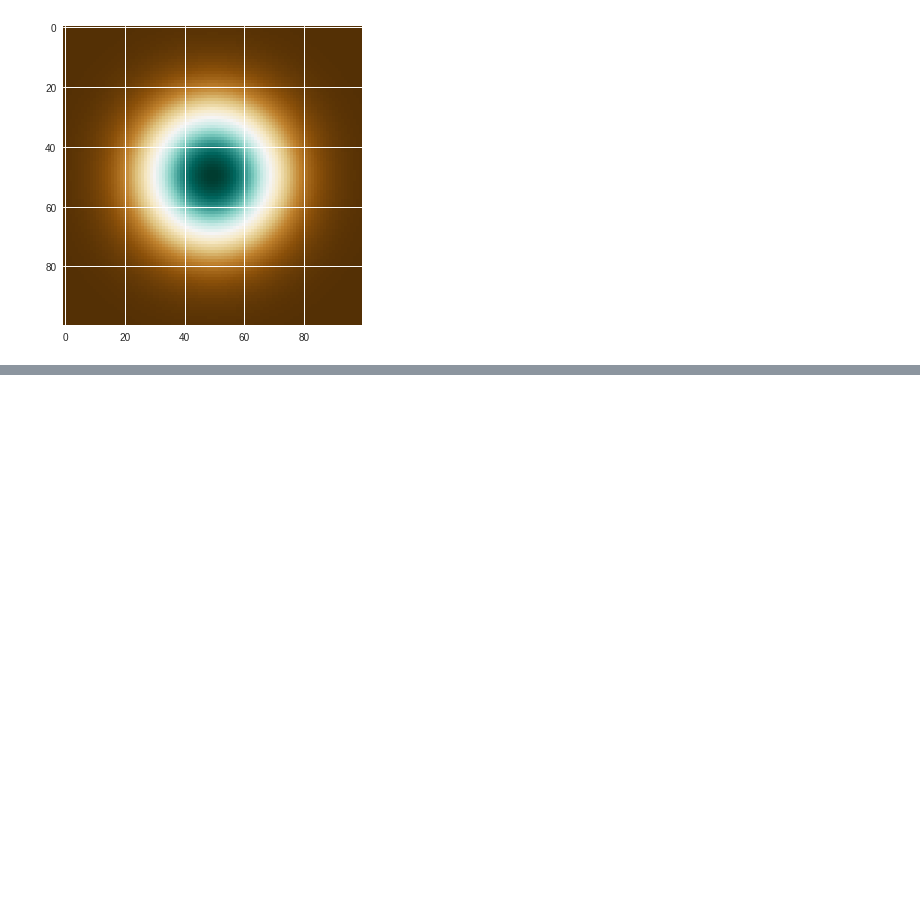
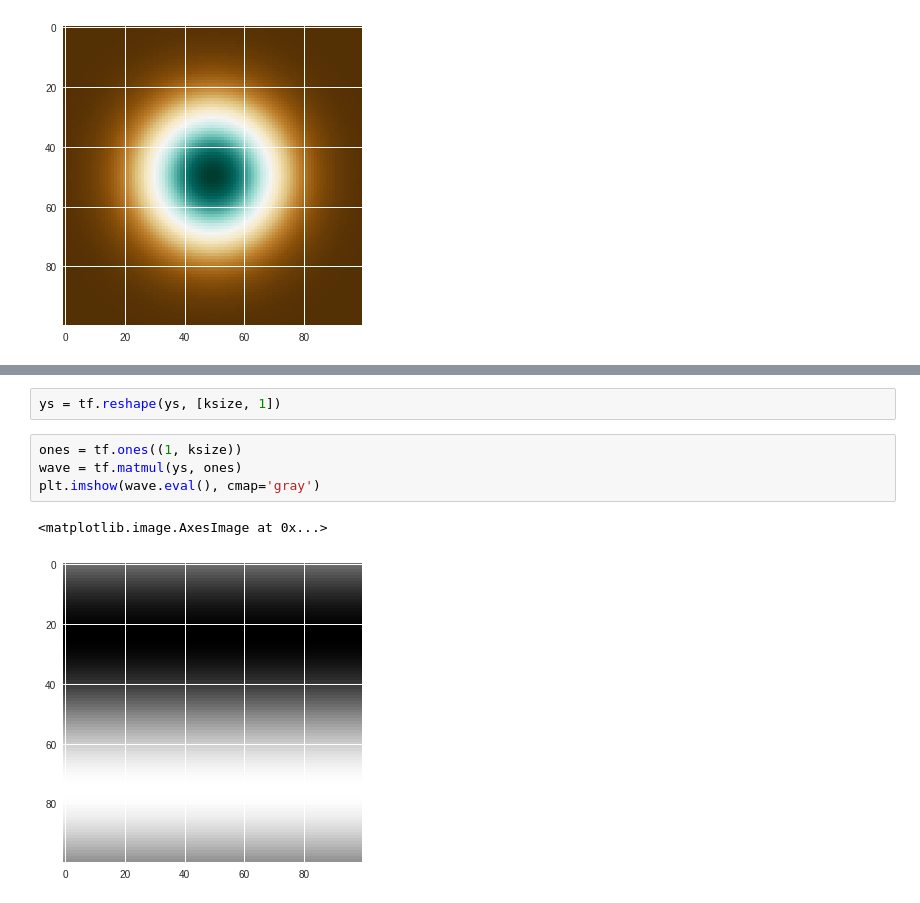
Before and after one commit to sg1791/Kadenze_Image_dataset_processing, a Jupyter notebook: Kadenze_celebface_dataset.ipynb, the cells around one changed output, grey strips where cells are left out. Cells and saved outputs as stored; diff of their text form; blank space fills up the shorter version.

```diff
--- a/Kadenze_celebface_dataset.ipynb
+++ b/Kadenze_celebface_dataset.ipynb
@@ -408,0 +468,9 @@ plt.imshow(z2.eval(),cmap = 'BrBG')
+# %%
+ys = tf.reshape(ys, [ksize, 1])
+# %%
+ones = tf.ones((1, ksize))
+wave = tf.matmul(ys, ones)
+plt.imshow(wave.eval(), cmap='gray')
+# %% [output]
+<matplotlib.image.AxesImage at 0x...>
+[figure, added]
```
Also changed, not shown: parts of 22 cells of this notebook.
